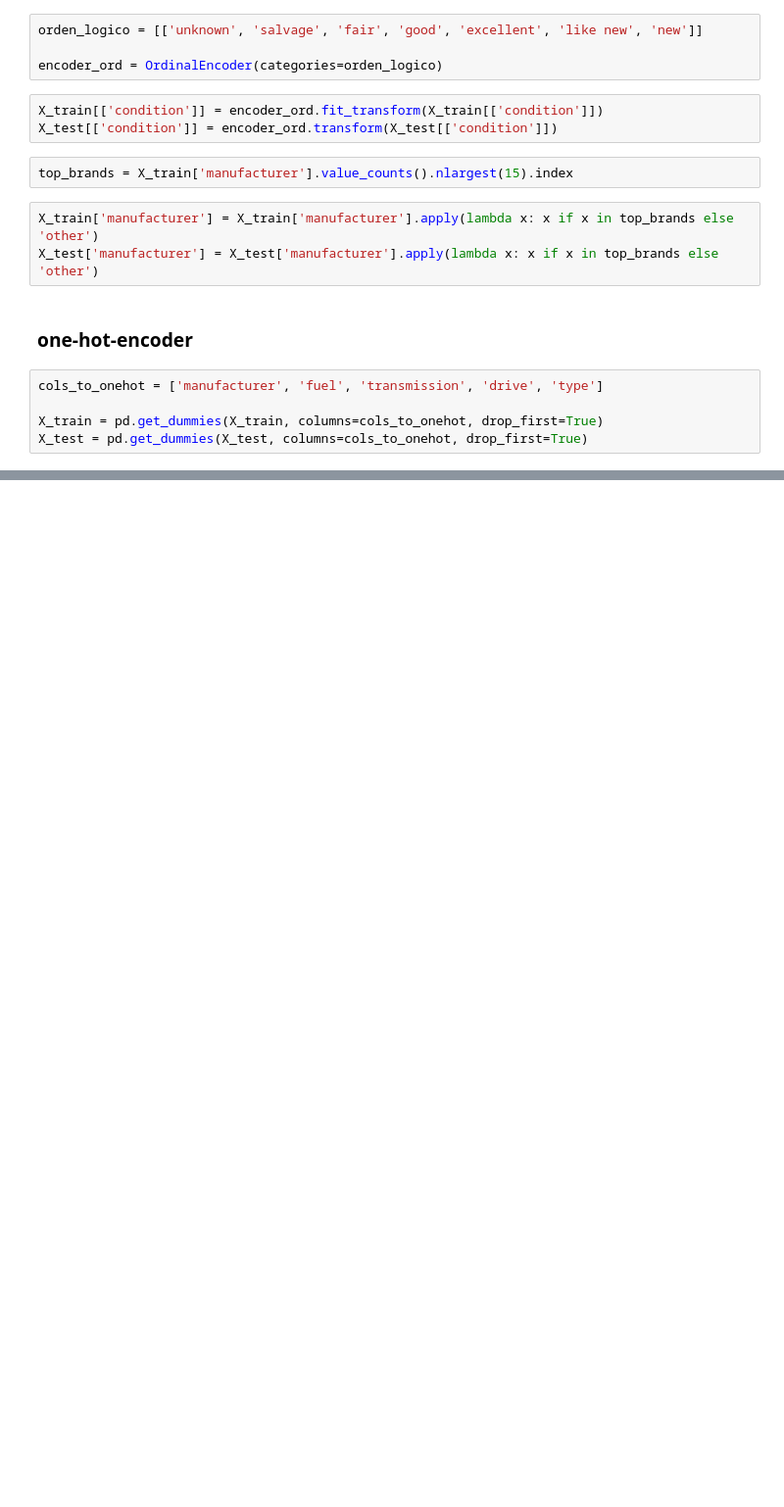
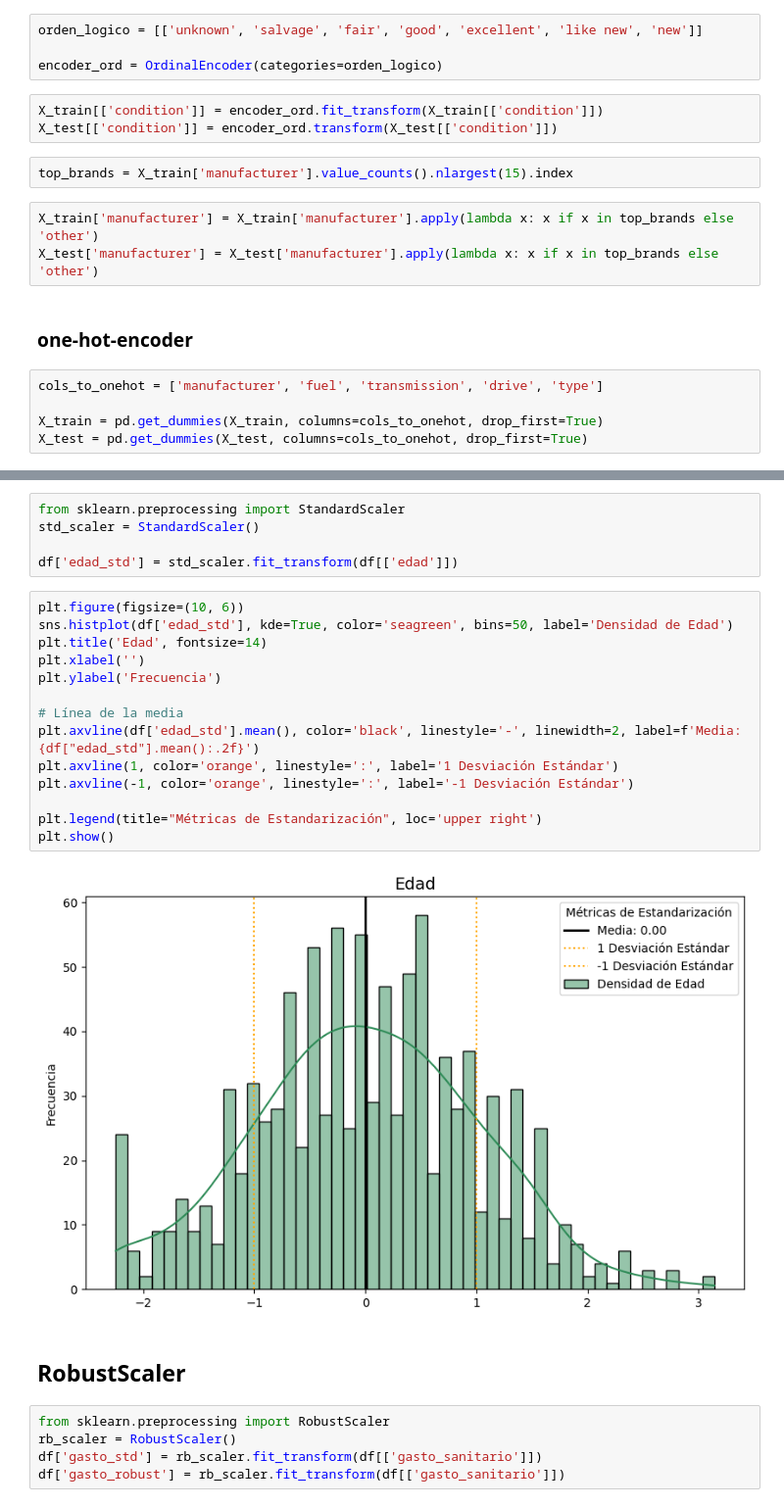
Before and after one commit to AntonioDavid333/python-ud3-ejercicios, a Jupyter notebook: ejercicios.ipynb, the cells around one changed output, grey strips where cells are left out. Shown at 98% size. Drawn from its saved outputs; the diff is of its cells as text; blank space fills up the shorter version.

```diff
--- a/ejercicios.ipynb
+++ b/ejercicios.ipynb
@@ -632,0 +757,28 @@ hecho
+# %%
+from sklearn.preprocessing import StandardScaler
+std_scaler = StandardScaler()
+
+df['edad_std'] = std_scaler.fit_transform(df[['edad']])
+# %%
+plt.figure(figsize=(10, 6))
+sns.histplot(df['edad_std'], kde=True, color='seagreen', bins=50, label='Densidad de Edad')
+plt.title('Edad', fontsize=14)
+plt.xlabel('')
+plt.ylabel('Frecuencia')
+
+# Línea de la media
+plt.axvline(df['edad_std'].mean(), color='black', linestyle='-', linewidth=2, label=f'Media: {df["edad_std"].mean():.2f}')
+plt.axvline(1, color='orange', linestyle=':', label='1 Desviación Estándar')
+plt.axvline(-1, color='orange', linestyle=':', label='-1 Desviación Estándar')
+
+plt.legend(title="Métricas de Estandarización", loc='upper right')
+plt.show()
+# %% [output]
+[figure, added]
+# %% [markdown]
+## RobustScaler
+# %%
+from sklearn.preprocessing import RobustScaler
+rb_scaler = RobustScaler()
+df['gasto_std'] = rb_scaler.fit_transform(df[['gasto_sanitario']])
+df['gasto_robust'] = rb_scaler.fit_transform(df[['gasto_sanitario']])
```
Also changed, not shown: parts of 15 cells of this notebook.
